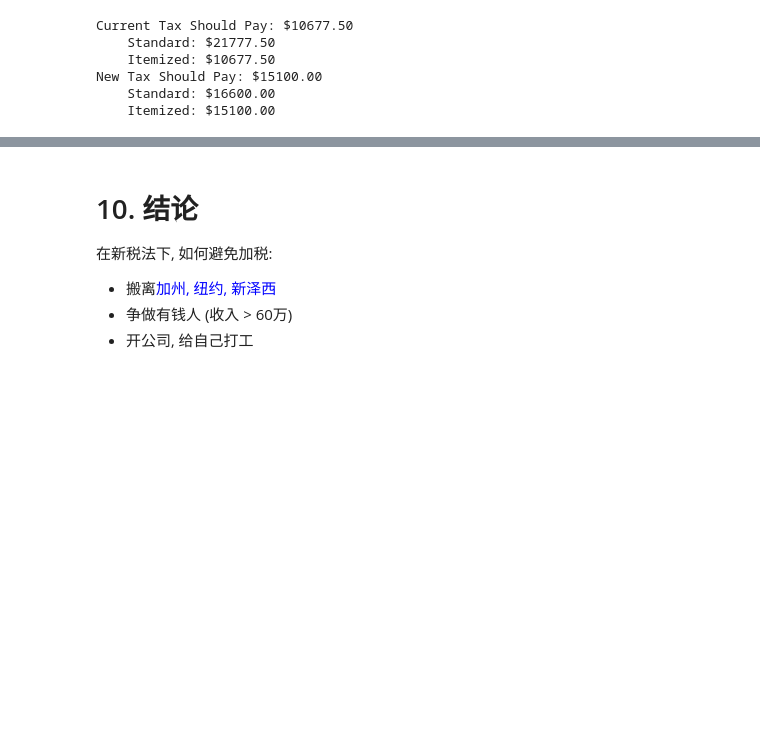
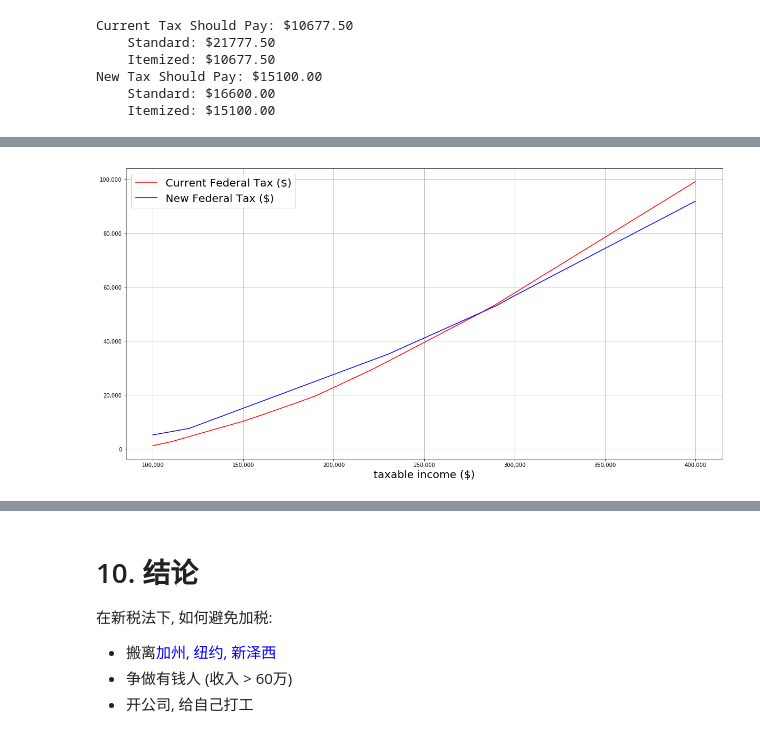
Before and after one commit to cgao/tax_reform, a Jupyter notebook: tax_reform.ipynb, the cells around one changed output, grey strips where cells are left out. Cells and saved outputs as stored; diff of their text form; code cells hidden in the pictures; blank space fills up the shorter version.

```diff
--- a/tax_reform.ipynb
+++ b/tax_reform.ipynb
@@ -450,0 +461,31 @@ New Tax Should Pay: $15100.00
+# %%
+member = 4
+child = 2
+UPB = 800000
+rate = 0.04
+efficient_state_rate = 0.06
+local_tax = 18000
+joint = True
+
+taxable_incomes = [10000*x for x in range(10, 41)]
+taxes = [tax_comparison(taxable_income, member, child, UPB, rate, efficient_state_rate, local_tax, joint = joint, display = False)  for taxable_income in taxable_incomes]
+taxes_old = [x[0] for x in taxes]
+taxes_new = [x[1] for x in taxes]
+tax_reductions = [x[0] - x[1] for x in taxes]
+
+
+
+plt.figure(figsize=(20,10))
+plt.plot(taxable_incomes, taxes_old, 'r', label = 'Current Federal Tax ($)')
+plt.plot(taxable_incomes, taxes_new, 'b', label = 'New Federal Tax ($)')
+plt.xlabel('taxable income ($)', fontsize = 20)
+#plt.xticks(np.arange(0, 1.0*1e6, 50000))
+#plt.yticks(np.arange(0, 4e5, 10000))
+ax = plt.gca()
+ax.get_xaxis().set_major_formatter(matplotlib.ticker.FuncFormatter(lambda x, p: format(int(x), ',')))
+ax.get_yaxis().set_major_formatter(matplotlib.ticker.FuncFormatter(lambda x, p: format(int(x), ',')))
+plt.legend(fontsize = 20)
+plt.grid()
+plt.show()
+# %% [output]
+[figure, added]
```
Also changed, not shown: parts of 4 cells of this notebook.
